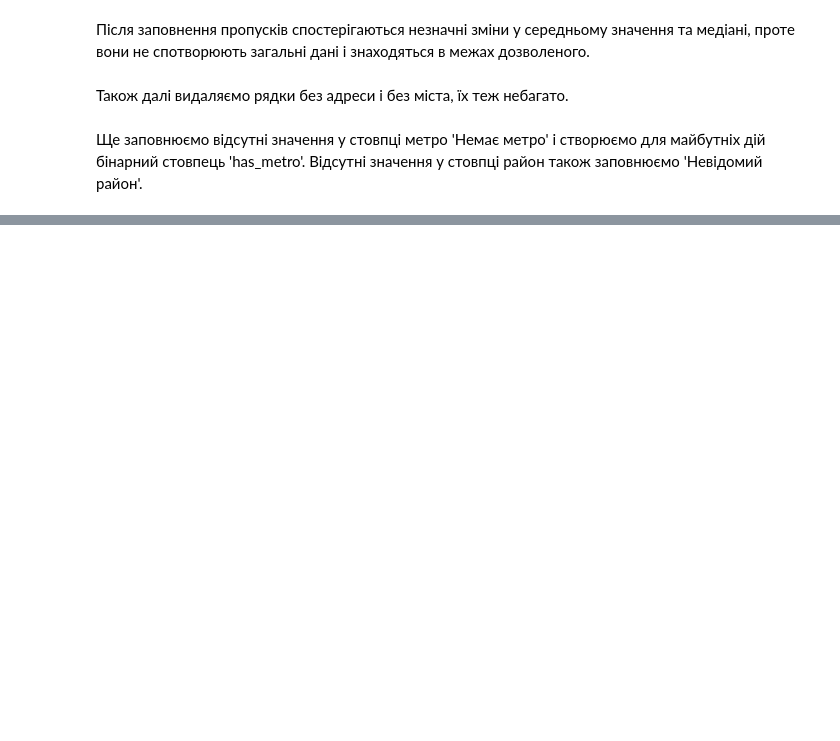
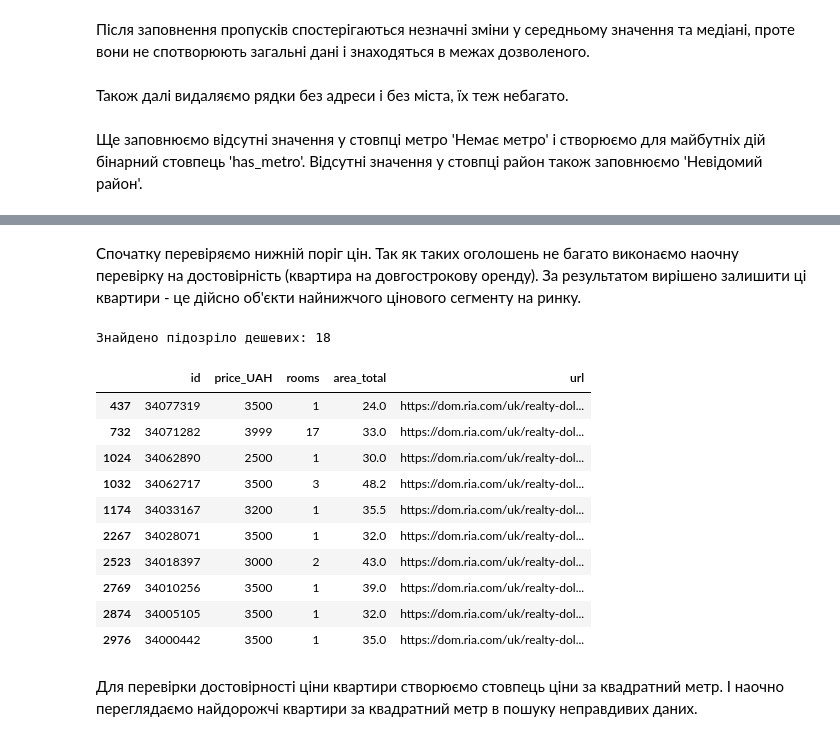
Before and after one commit to kon7drat-illia/Residential-Rental-Market-Analysis, a Jupyter notebook: notebook.ipynb, the cells around one changed output, grey strips where cells are left out. Saved outputs shown, nothing was run; the diff lists cells and outputs as text; code cells hidden in the pictures; blank space fills up the shorter version.

```diff
--- a/notebook.ipynb
+++ b/notebook.ipynb
@@ -514,0 +642,24 @@ memory usage: 1.1 MB
+# %% [markdown]
+Спочатку перевіряємо нижній поріг цін. Так як таких оголошень не багато виконаємо наочну перевірку на достовірність (квартира на довгострокову оренду). За результатом вирішено залишити ці квартири - це дійсно об'єкти найнижчого цінового сегменту на ринку.
+# %%
+# Шукаємо підозріло дешеві об'єкти (менше 4000 грн)
+suspicious_low = cl_df[cl_df['price_UAH'] < 4000]
+
+# Виводимо їх, щоб оцінити очима
+print(f"Знайдено підозріло дешевих: {len(suspicious_low)}")
+suspicious_low[['id', 'price_UAH', 'rooms', 'area_total', 'url']].head(10)
+# %% [output]
+Знайдено підозріло дешевих: 18
+|  | id | price_UAH | rooms | area_total | url |
+| 437 | 34077319 | 3500 | 1 | 24.0 | https://dom.ria.com/uk/realty-dol... |
+| 732 | 34071282 | 3999 | 17 | 33.0 | https://dom.ria.com/uk/realty-dol... |
+| 1024 | 34062890 | 2500 | 1 | 30.0 | https://dom.ria.com/uk/realty-dol... |
+| 1032 | 34062717 | 3500 | 3 | 48.2 | https://dom.ria.com/uk/realty-dol... |
+| 1174 | 34033167 | 3200 | 1 | 35.5 | https://dom.ria.com/uk/realty-dol... |
+| 2267 | 34028071 | 3500 | 1 | 32.0 | https://dom.ria.com/uk/realty-dol... |
+| 2523 | 34018397 | 3000 | 2 | 43.0 | https://dom.ria.com/uk/realty-dol... |
+| 2769 | 34010256 | 3500 | 1 | 39.0 | https://dom.ria.com/uk/realty-dol... |
+| 2874 | 34005105 | 3500 | 1 | 32.0 | https://dom.ria.com/uk/realty-dol... |
+| 2976 | 34000442 | 3500 | 1 | 35.0 | https://dom.ria.com/uk/realty-dol... |
+# %% [markdown]
+Для перевірки достовірності ціни квартири створюємо стовпець ціни за квадратний метр. І наочно переглядаємо найдорожчі квартири за квадратний метр в пошуку неправдивих даних.
```
Also changed, not shown: parts of 53 cells of this notebook, 1 other file.
